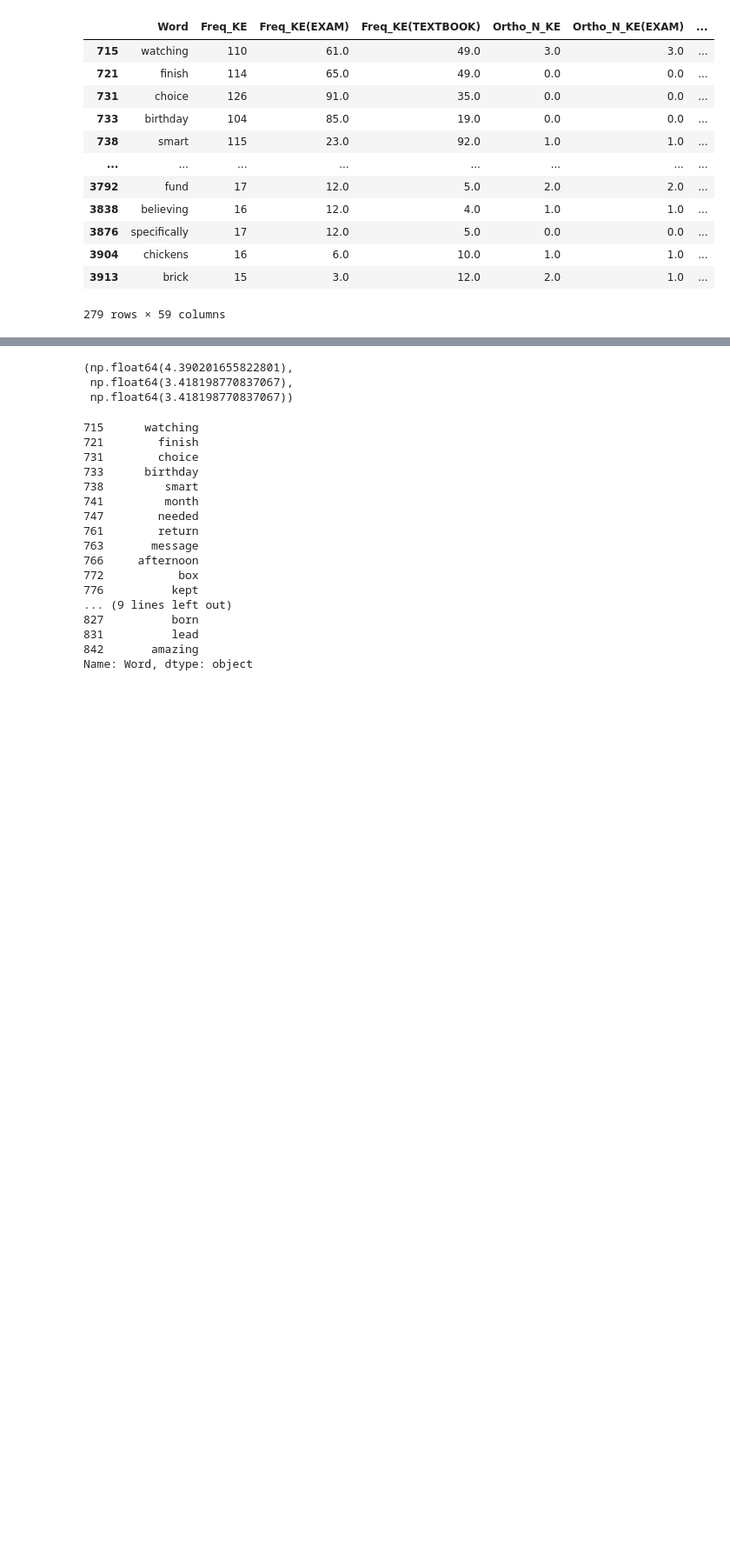
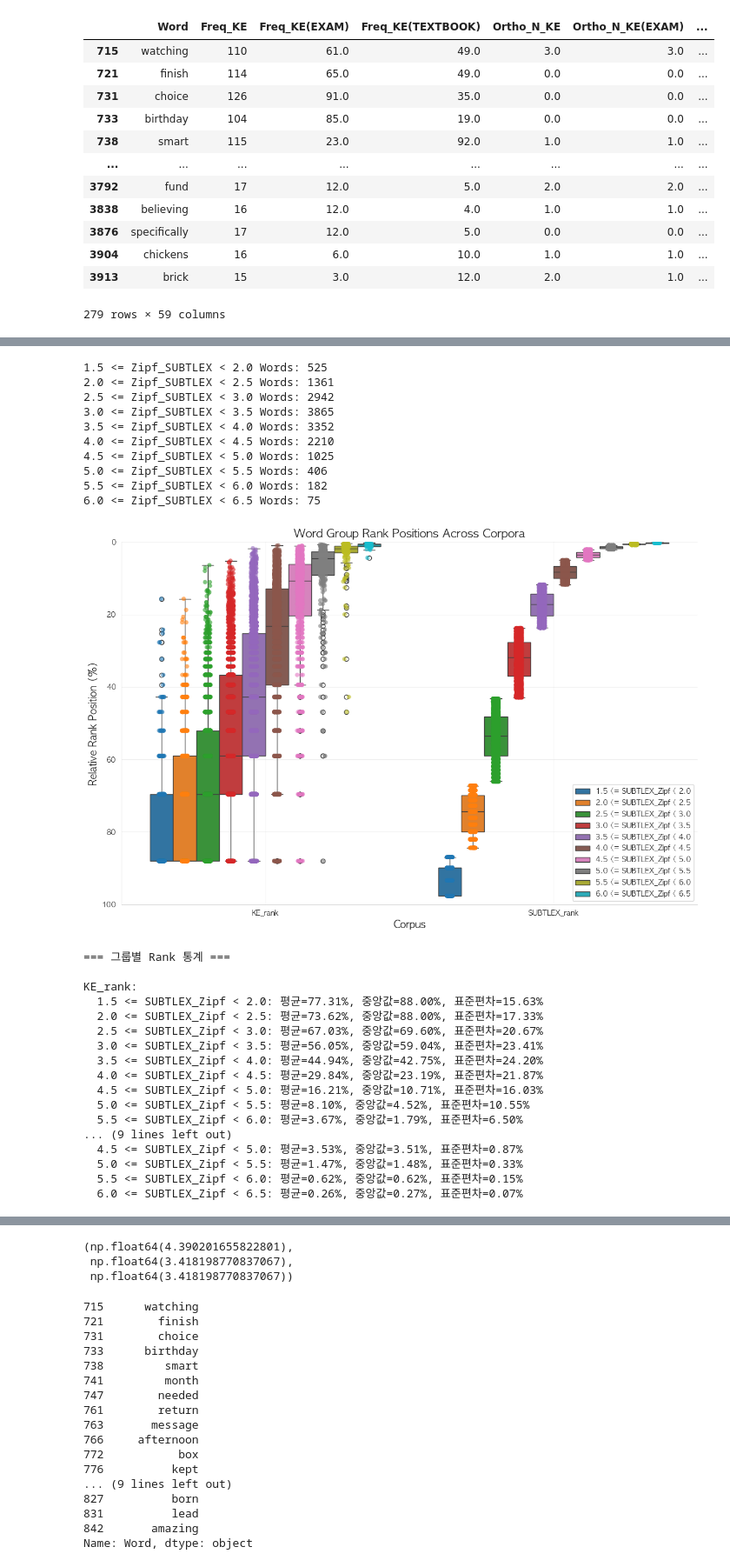
Before and after one commit to irregular6612/english-corpus-comparison, a Jupyter notebook: src/notebooks/behavior-exp-stimuli-selection.ipynb, the cells around one changed output, grey strips where cells are left out. Shown at 87% size. Drawn from its saved outputs; the diff is of its cells as text; code cells hidden in the pictures; blank space fills up the shorter version.

```diff
--- a/src/notebooks/behavior-exp-stimuli-selection.ipynb
+++ b/src/notebooks/behavior-exp-stimuli-selection.ipynb
@@ -577,0 +572,52 @@ SUBTLEX_rank:
+# %%
+word_groups = []
+group_names = []
+
+freq_range = [(1.5, 2.0), (2.0, 2.5), (2.5, 3.0), (3.0, 3.5), (3.5, 4.0), (4.0, 4.5), (4.5, 5.0), (5.0, 5.5), (5.5, 6.0), (6.0, 6.5)]
+
+for freq_min, freq_max in freq_range:
+    mask = (freq_min <= ELP_LDT_data['Zipf_SUBTLEX']) & (ELP_LDT_data['Zipf_SUBTLEX'] < freq_max)
+    print(f"{freq_min} <= Zipf_SUBTLEX < {freq_max} Words: {len(ELP_LDT_data[mask])}")
+    word_groups.append(ELP_LDT_data[mask & mask_pos]['Word'])
+    group_names.append(f'{freq_min} <= SUBTLEX_Zipf < {freq_max}')
+
+rank_columns = ['KE_rank', 'SUBTLEX_rank']
+
+# 함수 실행
+fig, plot_df = plot_word_group_ranks_by_corpus(
+    df=ELP_LDT_data,
+    word_col='Word',
+    rank_columns=rank_columns,
+    word_groups=word_groups,
+    group_names=group_names,
+    figsize=(12, 8)
+)
+# %% [output]
+1.5 <= Zipf_SUBTLEX < 2.0 Words: 525
+2.0 <= Zipf_SUBTLEX < 2.5 Words: 1361
+2.5 <= Zipf_SUBTLEX < 3.0 Words: 2942
+3.0 <= Zipf_SUBTLEX < 3.5 Words: 3865
+3.5 <= Zipf_SUBTLEX < 4.0 Words: 3352
+4.0 <= Zipf_SUBTLEX < 4.5 Words: 2210
+4.5 <= Zipf_SUBTLEX < 5.0 Words: 1025
+5.0 <= Zipf_SUBTLEX < 5.5 Words: 406
+5.5 <= Zipf_SUBTLEX < 6.0 Words: 182
+6.0 <= Zipf_SUBTLEX < 6.5 Words: 75
+[figure, added]
+=== 그룹별 Rank 통계 ===
+
+KE_rank:
+  1.5 <= SUBTLEX_Zipf < 2.0: 평균=77.31%, 중앙값=88.00%, 표준편차=15.63%
+  2.0 <= SUBTLEX_Zipf < 2.5: 평균=73.62%, 중앙값=88.00%, 표준편차=17.33%
+  2.5 <= SUBTLEX_Zipf < 3.0: 평균=67.03%, 중앙값=69.60%, 표준편차=20.67%
+  3.0 <= SUBTLEX_Zipf < 3.5: 평균=56.05%, 중앙값=59.04%, 표준편차=23.41%
+  3.5 <= SUBTLEX_Zipf < 4.0: 평균=44.94%, 중앙값=42.75%, 표준편차=24.20%
+  4.0 <= SUBTLEX_Zipf < 4.5: 평균=29.84%, 중앙값=23.19%, 표준편차=21.87%
+  4.5 <= SUBTLEX_Zipf < 5.0: 평균=16.21%, 중앙값=10.71%, 표준편차=16.03%
+  5.0 <= SUBTLEX_Zipf < 5.5: 평균=8.10%, 중앙값=4.52%, 표준편차=10.55%
+  5.5 <= SUBTLEX_Zipf < 6.0: 평균=3.67%, 중앙값=1.79%, 표준편차=6.50%
+... (9 lines left out)
+  4.5 <= SUBTLEX_Zipf < 5.0: 평균=3.53%, 중앙값=3.51%, 표준편차=0.87%
+  5.0 <= SUBTLEX_Zipf < 5.5: 평균=1.47%, 중앙값=1.48%, 표준편차=0.33%
+  5.5 <= SUBTLEX_Zipf < 6.0: 평균=0.62%, 중앙값=0.62%, 표준편차=0.15%
+  6.0 <= SUBTLEX_Zipf < 6.5: 평균=0.26%, 중앙값=0.27%, 표준편차=0.07%
```
Also changed, not shown: parts of 20 cells of this notebook.
